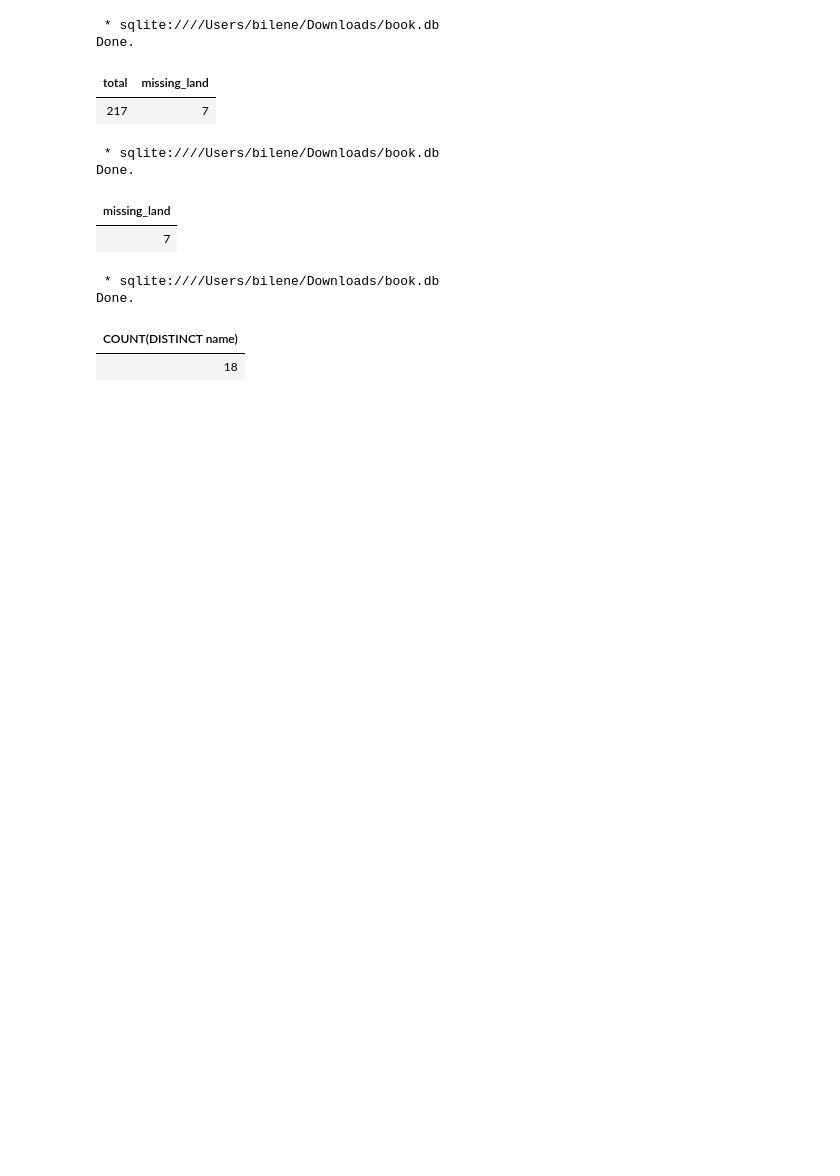
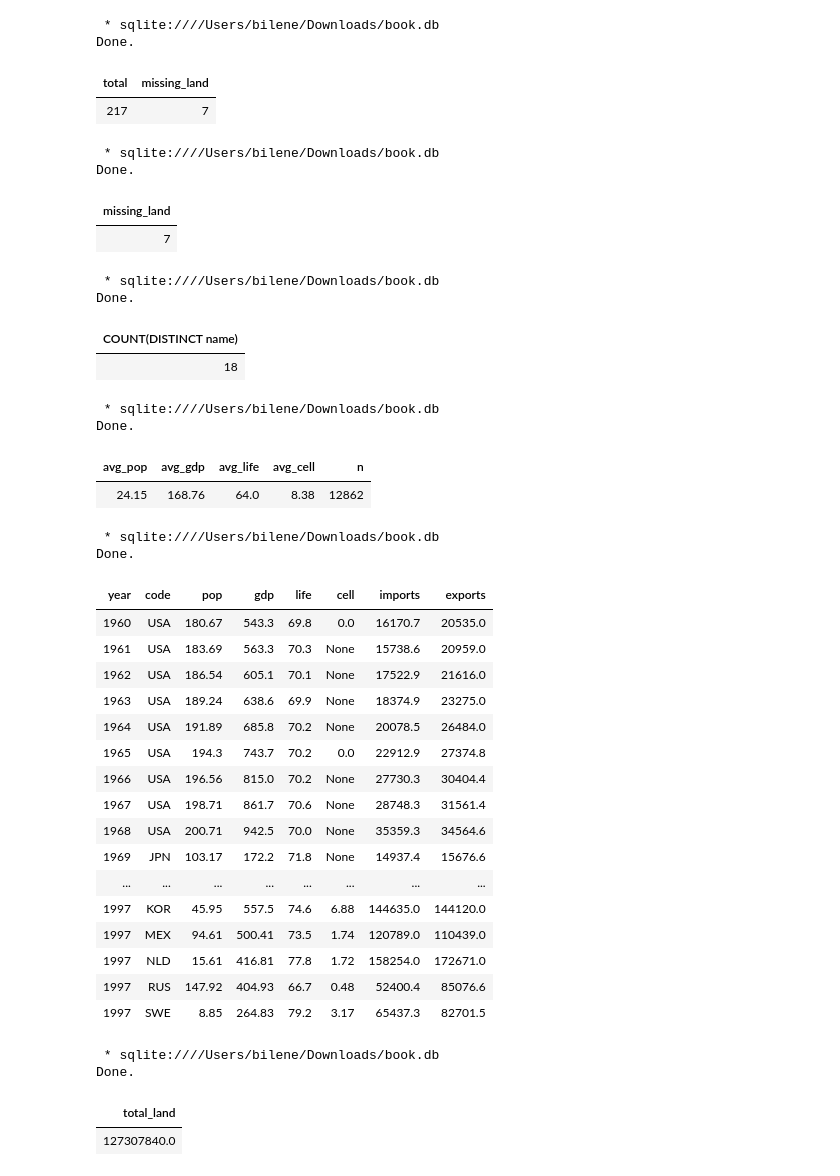
Before and after one commit to ernbilen/Data200_Fall23, a Jupyter notebook: notes/in-class/intro-to-sql.ipynb, the cells around one changed output. Drawn from its saved outputs; the diff is of its cells as text; code cells hidden in the pictures; blank space fills up the shorter version.

```diff
--- a/notes/in-class/intro-to-sql.ipynb
+++ b/notes/in-class/intro-to-sql.ipynb
@@ -424,3 +424,54 @@ SELECT COUNT(DISTINCT name) FROM topnames
 Done.
 | COUNT(DISTINCT name) |
 | 18 |
+# %%
+%%sql
+-- return a descriptive statistics table which contains the following
+-- mean pop, mean gdp, mean life, mean cell, count of non-missing obs
+-- from the indicators table
+
+SELECT ROUND(AVG(pop),2) AS avg_pop, ROUND(AVG(gdp),2) AS avg_gdp,
+ROUND(AVG(life),2) AS avg_life, ROUND(AVG(cell),2) AS avg_cell,
+COUNT(*) AS n
+FROM indicators
+# %% [output]
+ * sqlite:////Users/bilene/Downloads/book.db
+Done.
+| avg_pop | avg_gdp | avg_life | avg_cell | n |
+| 24.15 | 168.76 | 64.0 | 8.38 | 12862 |
+# %%
+%%sql
+--filter the data to country observations where gdp is
+--greater than the average gdp in the gdp
+SELECT * FROM indicators
+WHERE gdp>(SELECT AVG(gdp) FROM indicators)
+# %% [output]
+ * sqlite:////Users/bilene/Downloads/book.db
+Done.
+| year | code | pop | gdp | life | cell | imports | exports |
+| 1960 | USA | 180.67 | 543.3 | 69.8 | 0.0 | 16170.7 | 20535.0 |
+| 1961 | USA | 183.69 | 563.3 | 70.3 | None | 15738.6 | 20959.0 |
+| 1962 | USA | 186.54 | 605.1 | 70.1 | None | 17522.9 | 21616.0 |
+| 1963 | USA | 189.24 | 638.6 | 69.9 | None | 18374.9 | 23275.0 |
+| 1964 | USA | 191.89 | 685.8 | 70.2 | None | 20078.5 | 26484.0 |
+| 1965 | USA | 194.3 | 743.7 | 70.2 | 0.0 | 22912.9 | 27374.8 |
+| 1966 | USA | 196.56 | 815.0 | 70.2 | None | 27730.3 | 30404.4 |
+| 1967 | USA | 198.71 | 861.7 | 70.6 | None | 28748.3 | 31561.4 |
+| 1968 | USA | 200.71 | 942.5 | 70.0 | None | 35359.3 | 34564.6 |
+| 1969 | JPN | 103.17 | 172.2 | 71.8 | None | 14937.4 | 15676.6 |
+| ... | ... | ... | ... | ... | ... | ... | ... |
+| 1997 | KOR | 45.95 | 557.5 | 74.6 | 6.88 | 144635.0 | 144120.0 |
+| 1997 | MEX | 94.61 | 500.41 | 73.5 | 1.74 | 120789.0 | 110439.0 |
+| 1997 | NLD | 15.61 | 416.81 | 77.8 | 1.72 | 158254.0 | 172671.0 |
+| 1997 | RUS | 147.92 | 404.93 | 66.7 | 0.48 | 52400.4 | 85076.6 |
+| 1997 | SWE | 8.85 | 264.83 | 79.2 | 3.17 | 65437.3 | 82701.5 |
+# %%
+%%sql
+--return the total land size of the earth excluding ANTARTICA
+--using the countries table
+SELECT SUM(land) AS total_land FROM countries
+# %% [output]
+ * sqlite:////Users/bilene/Downloads/book.db
+Done.
+| total_land |
+| 127307840.0 |
```
Also changed, not shown: parts of 7 cells of this notebook.
